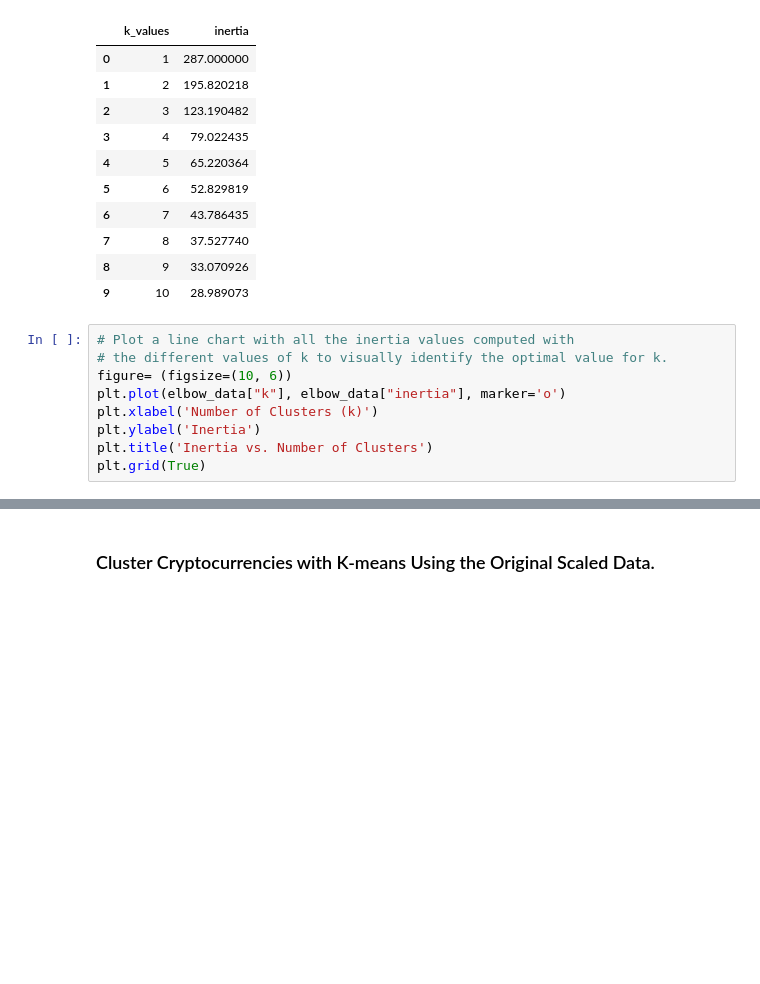
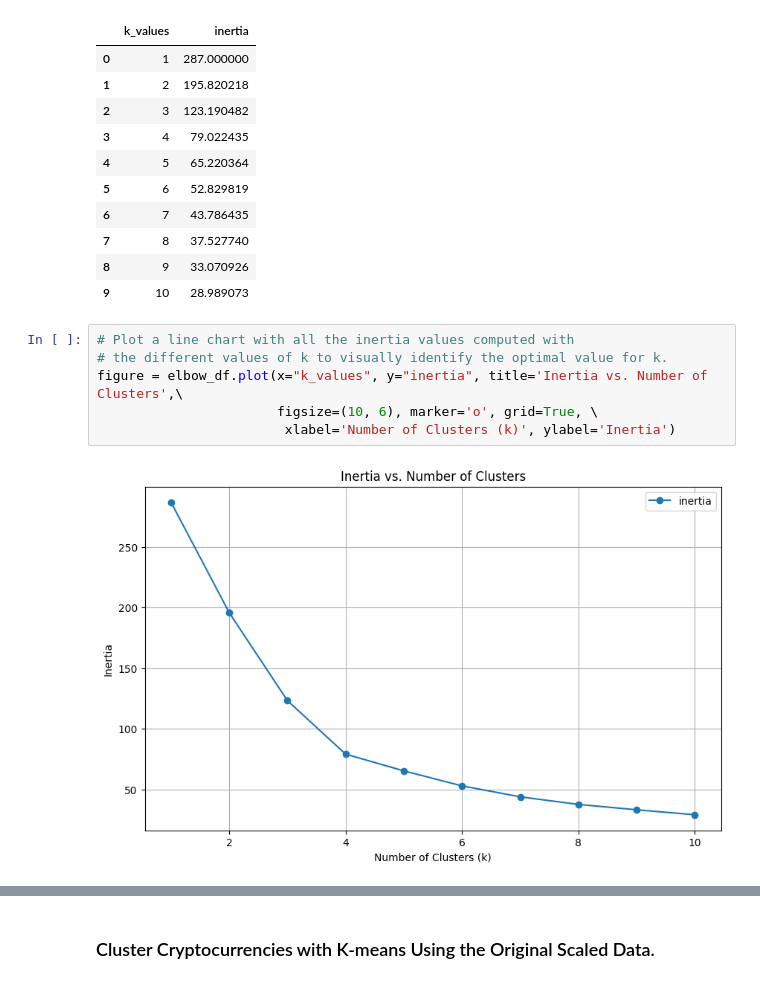
Before and after one commit to Sezeri/CryptoClustering-, a Jupyter notebook: Crypto_Clustering.ipynb, the cells around one changed output, grey strips where cells are left out. Cells and saved outputs as stored; diff of their text form; blank space fills up the shorter version.

```diff
--- a/Crypto_Clustering.ipynb
+++ b/Crypto_Clustering.ipynb
@@ -144,12 +173,11 @@ elbow_df
 # %%
 # Plot a line chart with all the inertia values computed with
 # the different values of k to visually identify the optimal value for k.
-figure= (figsize=(10, 6))
-plt.plot(elbow_data["k"], elbow_data["inertia"], marker='o')
-plt.xlabel('Number of Clusters (k)')
-plt.ylabel('Inertia')
-plt.title('Inertia vs. Number of Clusters')
-plt.grid(True)
+figure = elbow_df.plot(x="k_values", y="inertia", title='Inertia vs. Number of Clusters',\
+                       figsize=(10, 6), marker='o', grid=True, \
+                        xlabel='Number of Clusters (k)', ylabel='Inertia')
+# %% [output]
+[figure, added]
 # %% [markdown]
 #### Answer the following question:
 **Question:** What is the best value for `k`?
```
Also changed, not shown: parts of 25 cells of this notebook.
